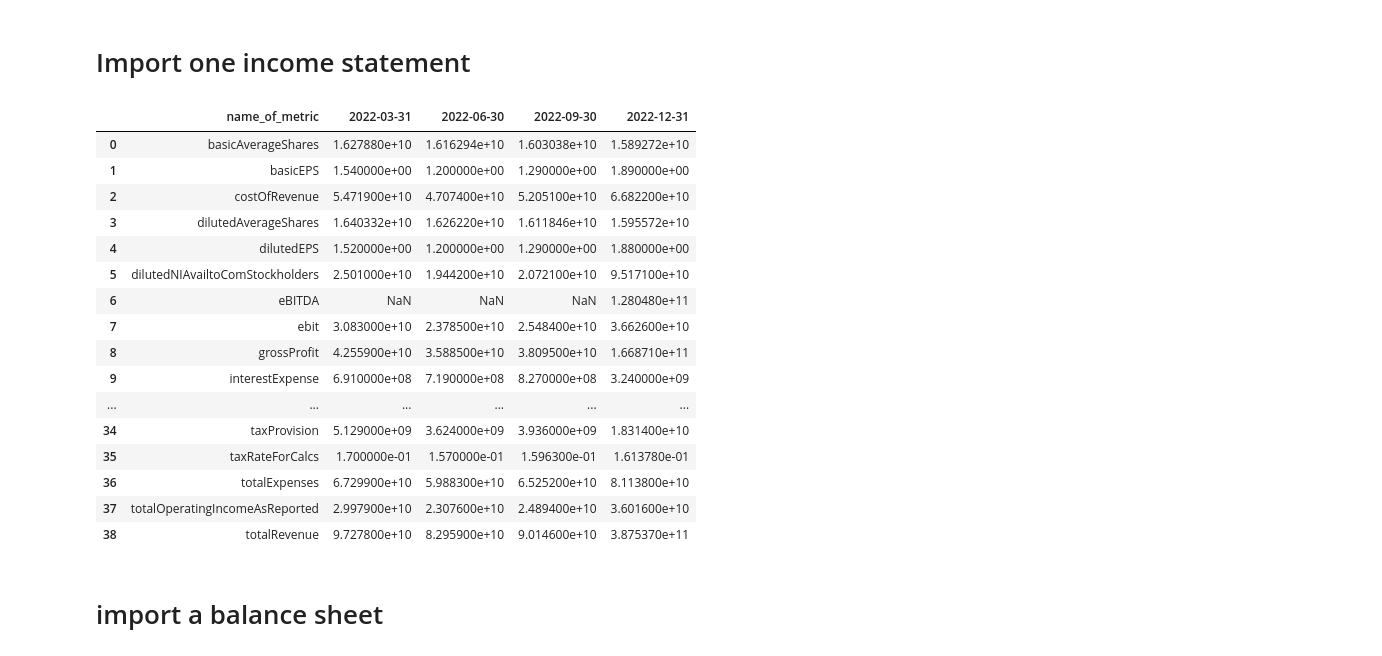
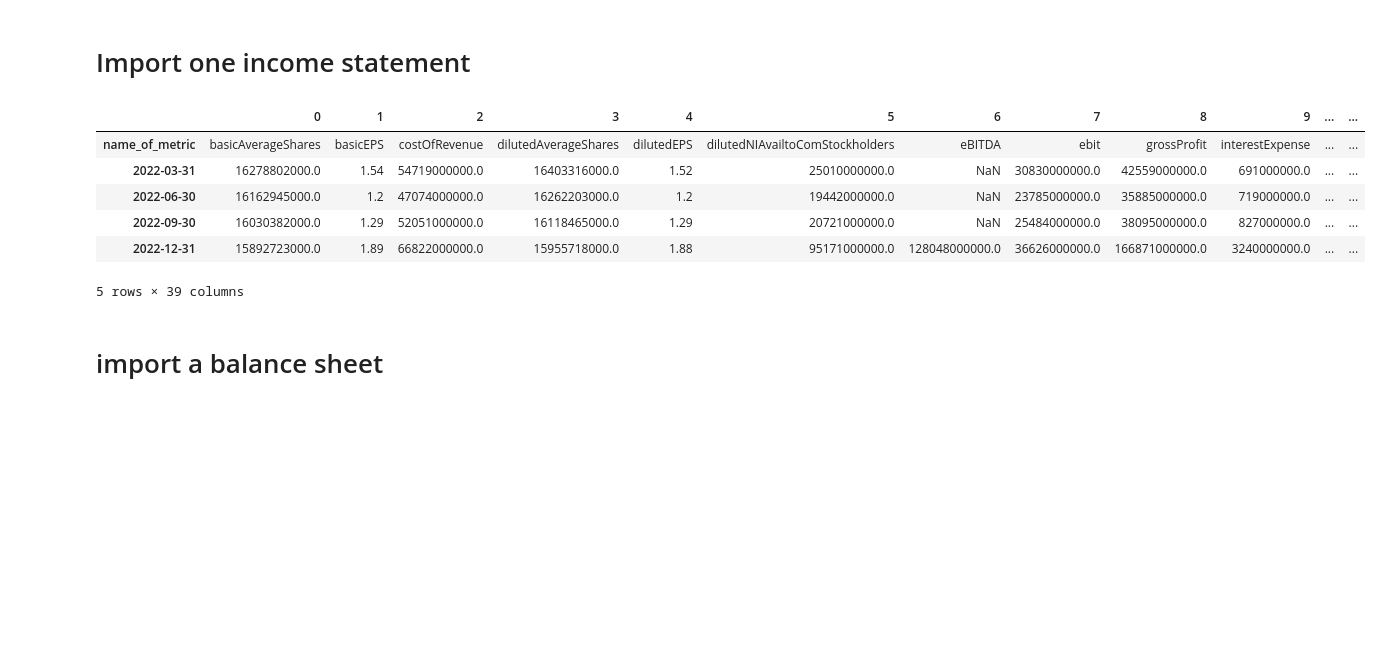
Before and after one commit to jeffjoseph22/value-investing, a Jupyter notebook: value_investing.ipynb, the cells around one changed output. Drawn from its saved outputs; the diff is of its cells as text; code cells hidden in the pictures; blank space fills up the shorter version.

```diff
--- a/value_investing.ipynb
+++ b/value_investing.ipynb
@@ -3,41 +3,31 @@
 # %%
 """Try to get qurterly reports into dataframe"""
 import pandas as pd
 import numpy as np
 import yfinance as yf
 from yahoofinancials import YahooFinancials
 import datetime as dt
 
 # import data
 yahoo_financials = YahooFinancials('AAPL')
 data = yahoo_financials.get_financial_stmts('quarterly', 'income')
 # Drill down in dictionary to get the data we want
 dict_list = data['incomeStatementHistoryQuarterly']['AAPL']
 # Create the dataframe
 df = pd.concat([pd.DataFrame(i) for i in dict_list], axis=1)
 # Sort Columns
 df = df.reindex(sorted(df.columns), axis=1)
 # rename the index
 df = df.rename_axis('name_of_metric').reset_index()
-df
+df.transpose()
 # %% [output]
-|  | name_of_metric | 2022-03-31 | 2022-06-30 | 2022-09-30 | 2022-12-31 |
-| 0 | basicAverageShares | 1.627880e+10 | 1.616294e+10 | 1.603038e+10 | 1.589272e+10 |
-| 1 | basicEPS | 1.540000e+00 | 1.200000e+00 | 1.290000e+00 | 1.890000e+00 |
-| 2 | costOfRevenue | 5.471900e+10 | 4.707400e+10 | 5.205100e+10 | 6.682200e+10 |
-| 3 | dilutedAverageShares | 1.640332e+10 | 1.626220e+10 | 1.611846e+10 | 1.595572e+10 |
-| 4 | dilutedEPS | 1.520000e+00 | 1.200000e+00 | 1.290000e+00 | 1.880000e+00 |
-| 5 | dilutedNIAvailtoComStockholders | 2.501000e+10 | 1.944200e+10 | 2.072100e+10 | 9.517100e+10 |
-| 6 | eBITDA | NaN | NaN | NaN | 1.280480e+11 |
-| 7 | ebit | 3.083000e+10 | 2.378500e+10 | 2.548400e+10 | 3.662600e+10 |
-| 8 | grossProfit | 4.255900e+10 | 3.588500e+10 | 3.809500e+10 | 1.668710e+11 |
-| 9 | interestExpense | 6.910000e+08 | 7.190000e+08 | 8.270000e+08 | 3.240000e+09 |
-| ... | ... | ... | ... | ... | ... |
-| 34 | taxProvision | 5.129000e+09 | 3.624000e+09 | 3.936000e+09 | 1.831400e+10 |
-| 35 | taxRateForCalcs | 1.700000e-01 | 1.570000e-01 | 1.596300e-01 | 1.613780e-01 |
-| 36 | totalExpenses | 6.729900e+10 | 5.988300e+10 | 6.525200e+10 | 8.113800e+10 |
-| 37 | totalOperatingIncomeAsReported | 2.997900e+10 | 2.307600e+10 | 2.489400e+10 | 3.601600e+10 |
-| 38 | totalRevenue | 9.727800e+10 | 8.295900e+10 | 9.014600e+10 | 3.875370e+11 |
+|  | 0 | 1 | 2 | 3 | 4 | 5 | 6 | 7 | 8 | 9 | ... | ... |
+| name_of_metric | basicAverageShares | basicEPS | costOfRevenue | dilutedAverageShares | dilutedEPS | dilutedNIAvailtoComStockholders | eBITDA | ebit | grossProfit | interestExpense | ... | ... |
+| 2022-03-31 | 16278802000.0 | 1.54 | 54719000000.0 | 16403316000.0 | 1.52 | 25010000000.0 | NaN | 30830000000.0 | 42559000000.0 | 691000000.0 | ... | ... |
+| 2022-06-30 | 16162945000.0 | 1.2 | 47074000000.0 | 16262203000.0 | 1.2 | 19442000000.0 | NaN | 23785000000.0 | 35885000000.0 | 719000000.0 | ... | ... |
+| 2022-09-30 | 16030382000.0 | 1.29 | 52051000000.0 | 16118465000.0 | 1.29 | 20721000000.0 | NaN | 25484000000.0 | 38095000000.0 | 827000000.0 | ... | ... |
+| 2022-12-31 | 15892723000.0 | 1.89 | 66822000000.0 | 15955718000.0 | 1.88 | 95171000000.0 | 128048000000.0 | 36626000000.0 | 166871000000.0 | 3240000000.0 | ... | ... |
+5 rows × 39 columns
 # %% [markdown]
 # import a balance sheet
 # %%
```
Also changed, not shown: 1 other file.
